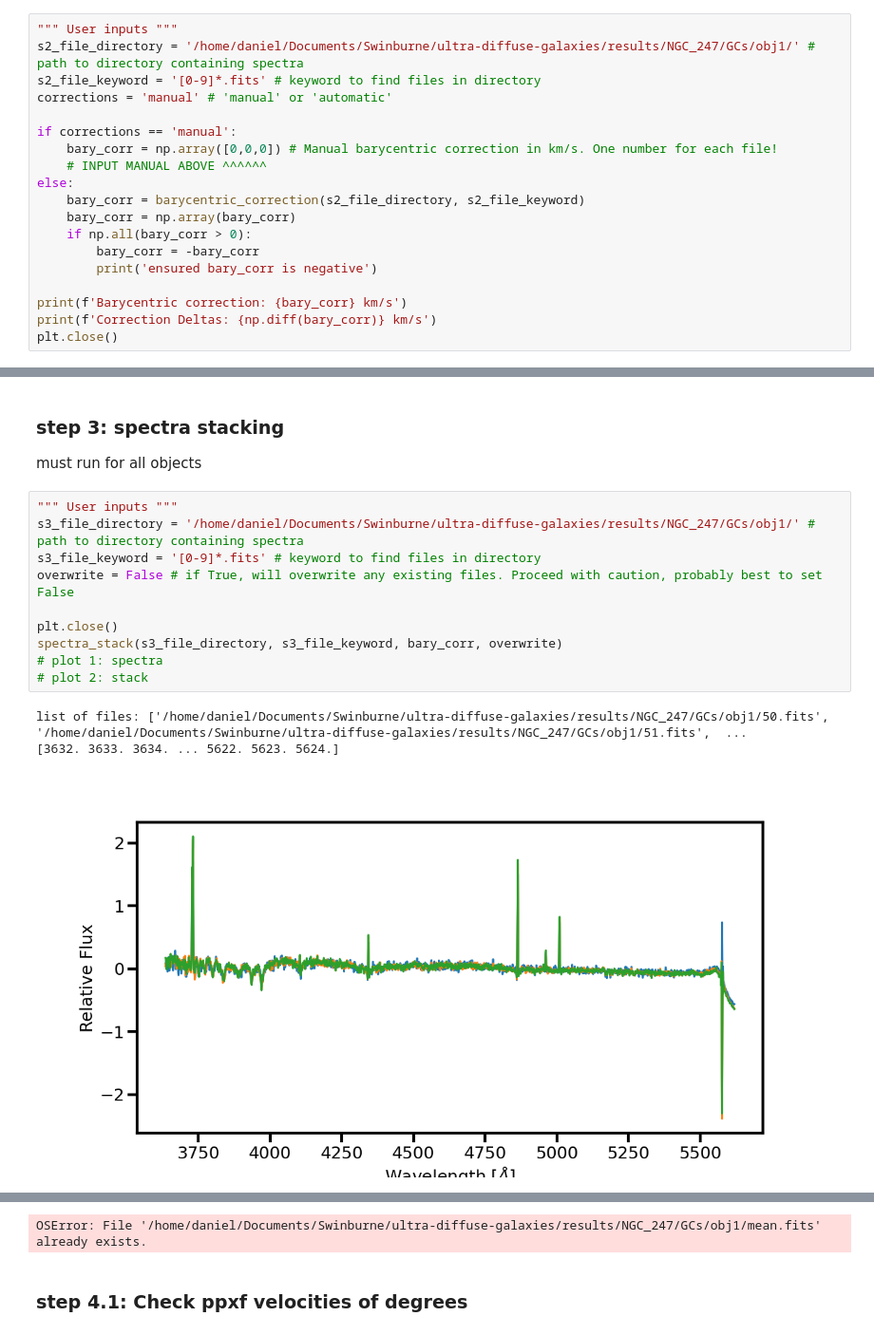
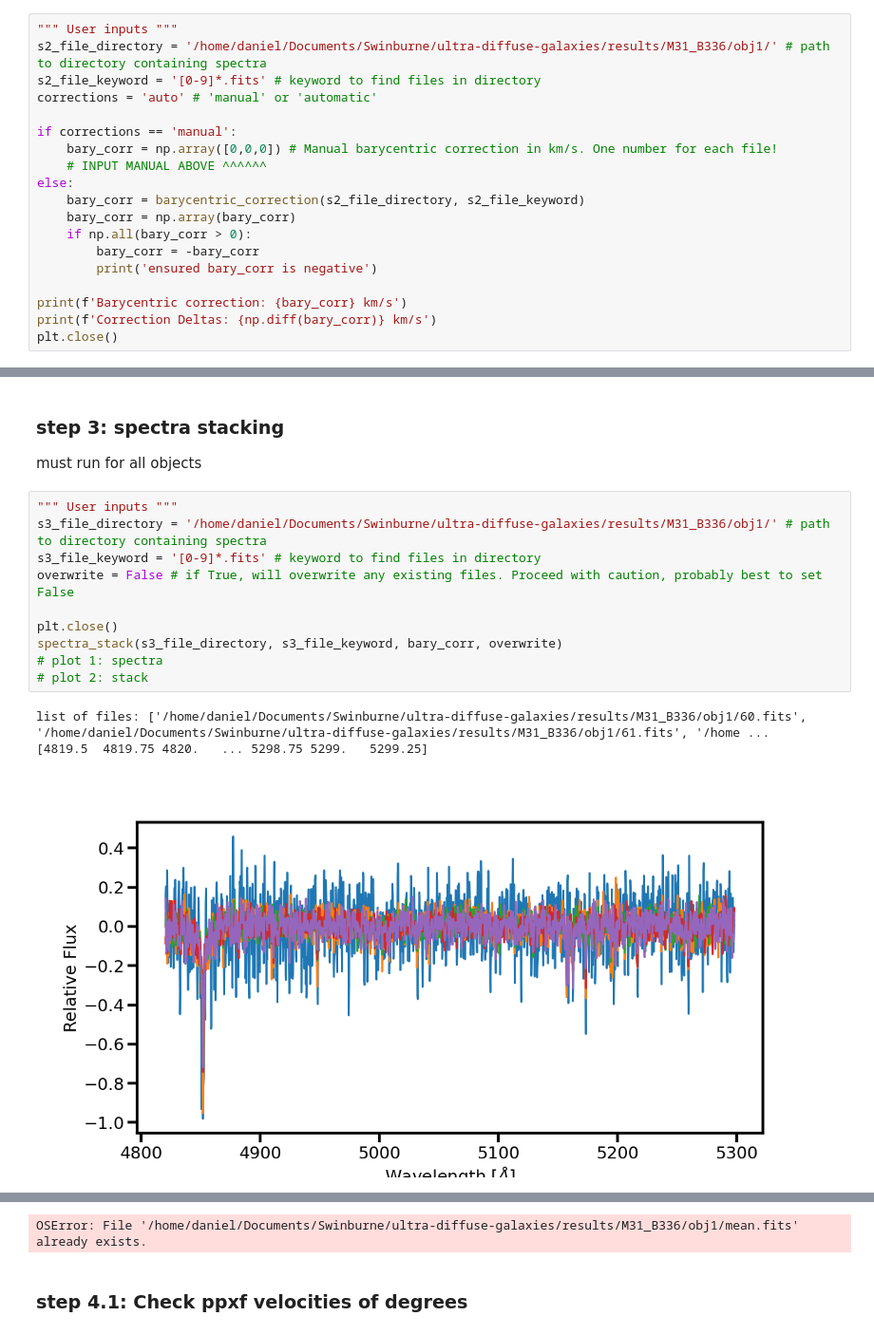
Before and after one commit to daniel-lyon/CAS-Summer-Project, a Jupyter notebook: scripts/main.ipynb, the cells around one changed output, grey strips where cells are left out. Shown at 95% size. Saved outputs shown, nothing was run; the diff lists cells and outputs as text.

```diff
--- a/scripts/main.ipynb
+++ b/scripts/main.ipynb
@@ -52,9 +56,9 @@ open qfitsview and create `.fits` file for all objects in the cut files
 ### step 2: barycentric correction
 # %%
 """ User inputs """
-s2_file_directory = '/home/daniel/Documents/Swinburne/ultra-diffuse-galaxies/results/NGC_247/GCs/obj1/' # path to directory containing spectra
+s2_file_directory = '/home/daniel/Documents/Swinburne/ultra-diffuse-galaxies/results/M31_B336/obj1/' # path to directory containing spectra
 s2_file_keyword = '[0-9]*.fits' # keyword to find files in directory
-corrections = 'manual' # 'manual' or 'automatic'
+corrections = 'auto' # 'manual' or 'automatic'
 
 if corrections == 'manual':
     bary_corr = np.array([0,0,0]) # Manual barycentric correction in km/s. One number for each file!
@@ -77,15 +87,15 @@ Correction Deltas: [0 0] km/s
 must run for all objects
 # %%
 """ User inputs """
-s3_file_directory = '/home/daniel/Documents/Swinburne/ultra-diffuse-galaxies/results/NGC_247/GCs/obj1/' # path to directory containing spectra
+s3_file_directory = '/home/daniel/Documents/Swinburne/ultra-diffuse-galaxies/results/M31_B336/obj1/' # path to directory containing spectra
 s3_file_keyword = '[0-9]*.fits' # keyword to find files in directory
 overwrite = False # if True, will overwrite any existing files. Proceed with caution, probably best to set False
 
 plt.close()
 spectra_stack(s3_file_directory, s3_file_keyword, bary_corr, overwrite)
 # plot 1: spectra
 # plot 2: stack
 # %% [output]
-list of files: ['/home/daniel/Documents/Swinburne/ultra-diffuse-galaxies/results/NGC_247/GCs/obj1/50.fits', '/home/daniel/Documents/Swinburne/ultra-diffuse-galaxies/results/NGC_247/GCs/obj1/51.fits',  ...
-[3632. 3633. 3634. ... 5622. 5623. 5624.]
+list of files: ['/home/daniel/Documents/Swinburne/ultra-diffuse-galaxies/results/M31_B336/obj1/60.fits', '/home/daniel/Documents/Swinburne/ultra-diffuse-galaxies/results/M31_B336/obj1/61.fits', '/home ...
+[4819.5  4819.75 4820.   ... 5298.75 5299.   5299.25]
-[figure, old version]
+[figure, new version]
@@ -93,4 +103,4 @@ list of files: ['/home/daniel/Documents/Swinburne/ultra-diffuse-galaxies/results
-OSError: File '/home/daniel/Documents/Swinburne/ultra-diffuse-galaxies/results/NGC_247/GCs/obj1/mean.fits' already exists.
+OSError: File '/home/daniel/Documents/Swinburne/ultra-diffuse-galaxies/results/M31_B336/obj1/mean.fits' already exists.
 # %% [markdown]
 ### step 4.1: Check ppxf velocities of degrees
 # %%
```
Also changed, not shown: parts of 5 cells of this notebook, 19 other files.
